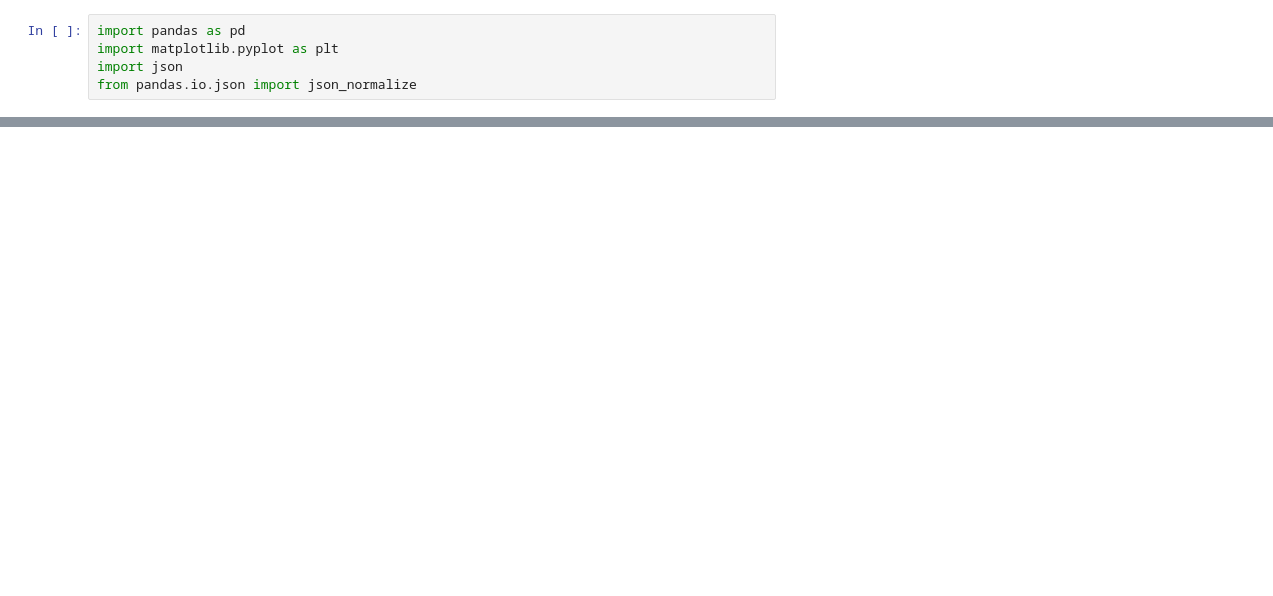
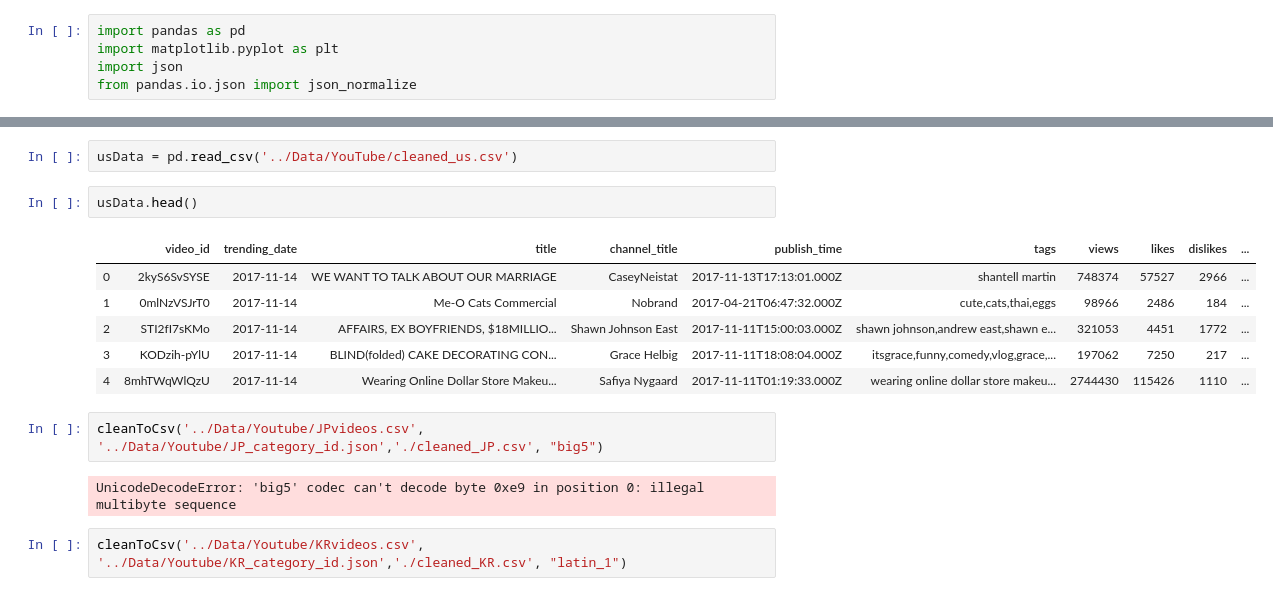
Before and after one commit to srivasis/MA384, a Jupyter notebook: CleanDataFun.ipynb, the cells around one changed output, grey strips where cells are left out. Drawn from its saved outputs; the diff is of its cells as text; blank space fills up the shorter version.

Commit message:
fixed publish dates

```diff
--- a/CleanDataFun.ipynb
+++ b/CleanDataFun.ipynb
@@ -37,0 +32,17 @@ cleanData('../Data/Youtube/USvideos.csv', '../Data/Youtube/US_category_id.json')
+# %%
+usData = pd.read_csv('../Data/YouTube/cleaned_us.csv')
+# %%
+usData.head()
+# %% [output]
+|  | video_id | trending_date | title | channel_title | publish_time | tags | views | likes | dislikes | ... |
+| 0 | 2kyS6SvSYSE | 2017-11-14 | WE WANT TO TALK ABOUT OUR MARRIAGE | CaseyNeistat | 2017-11-13T17:13:01.000Z | shantell martin | 748374 | 57527 | 2966 | ... |
+| 1 | 0mlNzVSJrT0 | 2017-11-14 | Me-O Cats Commercial | Nobrand | 2017-04-21T06:47:32.000Z | cute,cats,thai,eggs | 98966 | 2486 | 184 | ... |
+| 2 | STI2fI7sKMo | 2017-11-14 | AFFAIRS, EX BOYFRIENDS, $18MILLIO... | Shawn Johnson East | 2017-11-11T15:00:03.000Z | shawn johnson,andrew east,shawn e... | 321053 | 4451 | 1772 | ... |
+| 3 | KODzih-pYlU | 2017-11-14 | BLIND(folded) CAKE DECORATING CON... | Grace Helbig | 2017-11-11T18:08:04.000Z | itsgrace,funny,comedy,vlog,grace,... | 197062 | 7250 | 217 | ... |
+| 4 | 8mhTWqWlQzU | 2017-11-14 | Wearing Online Dollar Store Makeu... | Safiya Nygaard | 2017-11-11T01:19:33.000Z | wearing online dollar store makeu... | 2744430 | 115426 | 1110 | ... |
+# %%
+cleanToCsv('../Data/Youtube/JPvideos.csv', '../Data/Youtube/JP_category_id.json','./cleaned_JP.csv', "big5")
+# %% [output]
+UnicodeDecodeError: 'big5' codec can't decode byte 0xe9 in position 0: illegal multibyte sequence
+# %%
+cleanToCsv('../Data/Youtube/KRvideos.csv', '../Data/Youtube/KR_category_id.json','./cleaned_KR.csv', "latin_1")
```
Also changed, not shown: parts of 6 cells of this notebook, 1 other file.
